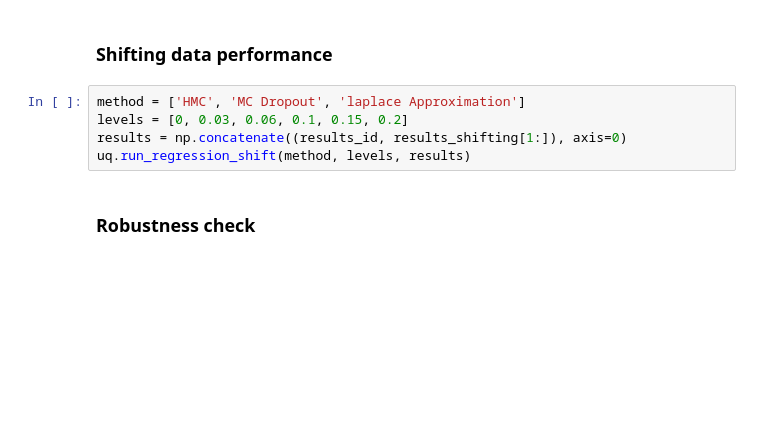
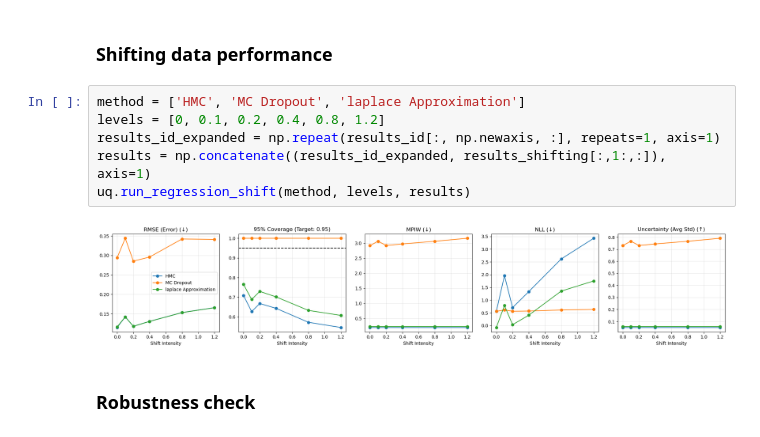
Before and after one commit to hwkin/uq, a Jupyter notebook: poisson/DeepONet/training_and_testing.ipynb, the cells around one changed output. Drawn from its saved outputs; the diff is of its cells as text; blank space fills up the shorter version.

Commit message:
fixed bugs and ran for results

```diff
--- a/poisson/DeepONet/training_and_testing.ipynb
+++ b/poisson/DeepONet/training_and_testing.ipynb
@@ -492,9 +613,12 @@ uq.comparison_uq(*results_id)
 ### Shifting data performance
 # %%
 method = ['HMC', 'MC Dropout', 'laplace Approximation']
-levels = [0, 0.03, 0.06, 0.1, 0.15, 0.2]
-results = np.concatenate((results_id, results_shifting[1:]), axis=0)
+levels = [0, 0.1, 0.2, 0.4, 0.8, 1.2]
+results_id_expanded = np.repeat(results_id[:, np.newaxis, :], repeats=1, axis=1)
+results = np.concatenate((results_id_expanded, results_shifting[:,1:,:]), axis=1)
 uq.run_regression_shift(method, levels, results)
+# %% [output]
+[figure, added]
 # %% [markdown]
 ### Robustness check
 # %%
```
Also changed, not shown: parts of 18 cells of this notebook, 7 other files.
